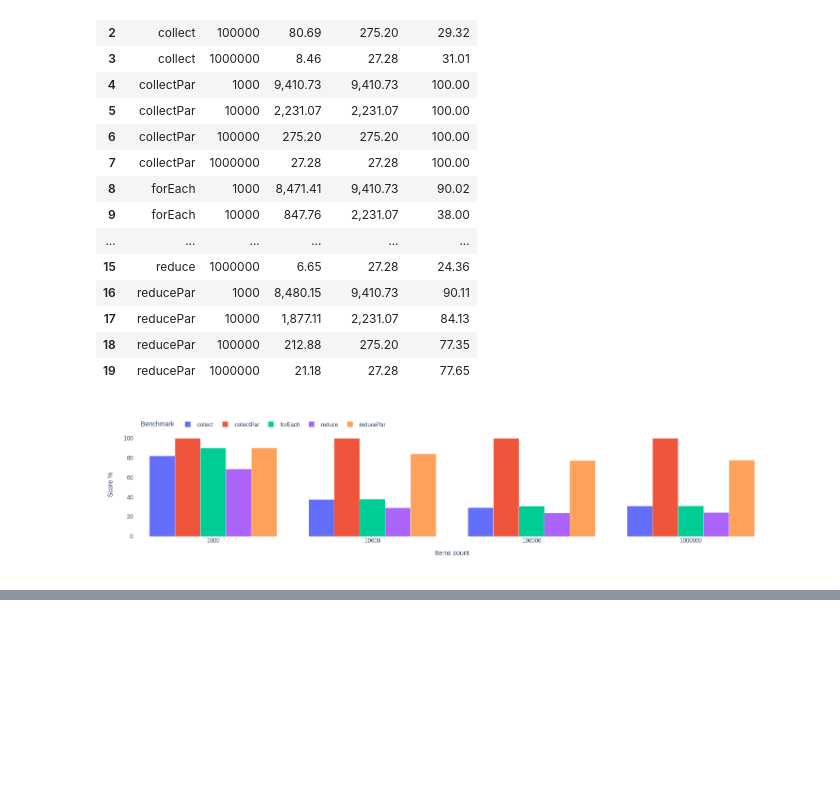
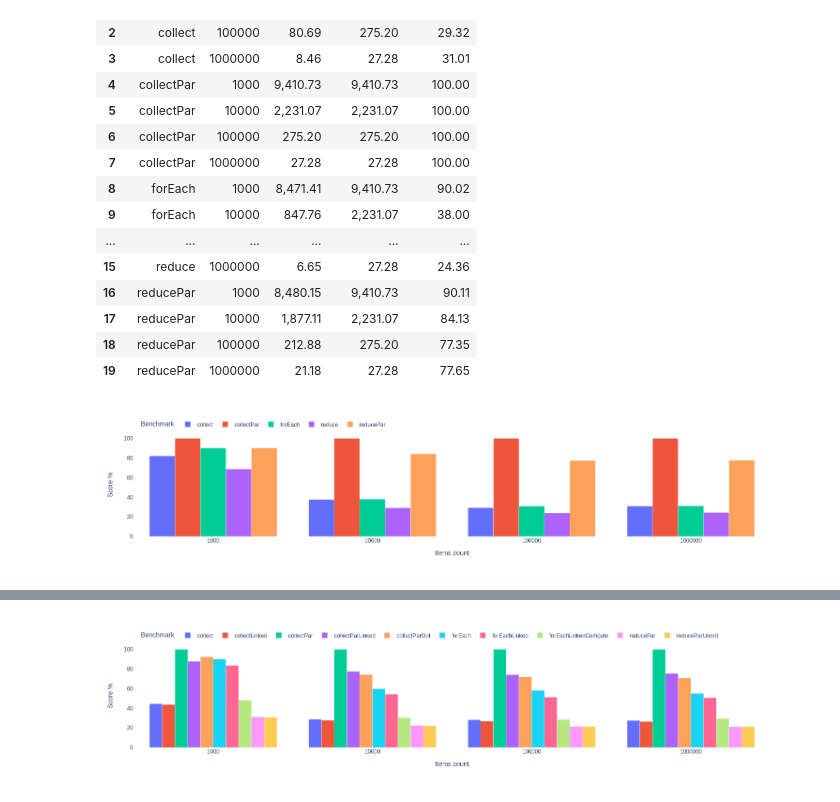
Before and after one commit to daniellas/speed-of-stream, a Jupyter notebook: jupyterlab/visualisation.ipynb, the cells around one changed output, grey strips where cells are left out. Drawn from its saved outputs; the diff is of its cells as text; code cells hidden in the pictures; blank space fills up the shorter version.

```diff
--- a/jupyterlab/visualisation.ipynb
+++ b/jupyterlab/visualisation.ipynb
@@ -177,0 +208,4 @@ write_chart(chart,profile,benchmark)
+# %%
+benchmark = 'benchmark-streams-group'
+(scores,chart) = load_results(profile,benchmark)
+scores
@@ -177,0 +230,4 @@ write_chart(chart,profile,benchmark)
+# %%
+write_chart(chart,profile,benchmark)
+# %% [output]
+[figure, added]
```
Also changed, not shown: parts of 8 cells of this notebook, 6 other files.
